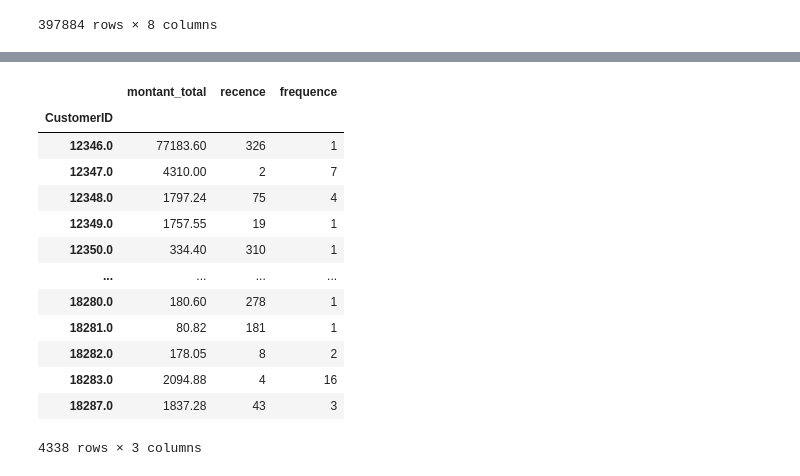
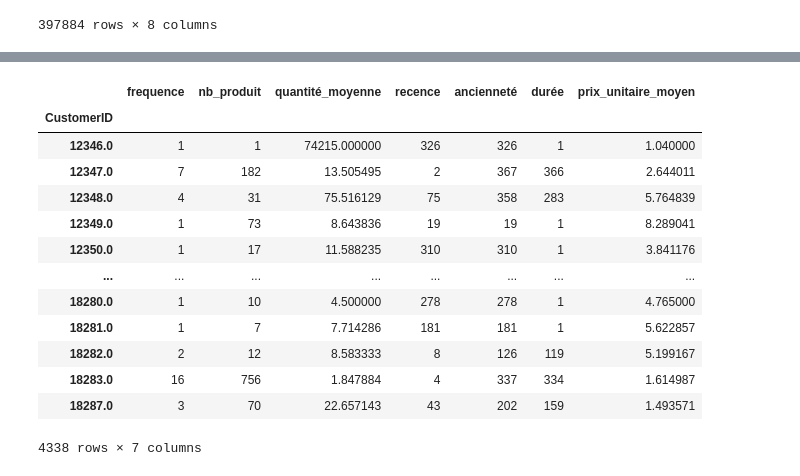
Before and after one commit to fmazur57u/Projet-Kmeans-et-spectral-clustering, a Jupyter notebook: Kmeans_spectral_clustering.ipynb, the cells around one changed output, grey strips where cells are left out. Cells and saved outputs as stored; diff of their text form; code cells hidden in the pictures.

```diff
--- a/Kmeans_spectral_clustering.ipynb
+++ b/Kmeans_spectral_clustering.ipynb
@@ -112,0 +73,3 @@ data
+# %%
+data["nb_produit"] = df.groupby("CustomerID")["StockCode"].count()
+data
@@ -112,0 +91,3 @@ data
+# %%
+data["quantité_moyenne"] = df.groupby("CustomerID")["Quantity"].mean()
+data
@@ -137,0 +134,8 @@ data
+# %%
+ancienneté = (
+    df["InvoiceDate"].max()
+    - df.groupby("CustomerID")["InvoiceDate"].min()
+    + timedelta(days=1)
+).dt.days
+data["ancienneté"] = ancienneté
+data
@@ -137,0 +157,8 @@ data
+# %%
+durée = (
+    df.groupby("CustomerID")["InvoiceDate"].max()
+    - df.groupby("CustomerID")["InvoiceDate"].min()
+    + timedelta(days=1)
+).dt.days
+data["durée"] = durée
+data
@@ -138,18 +180,18 @@ data
 # %%
-data["frequence"] = df.groupby("CustomerID")["InvoiceNo"].nunique()
+data["prix_unitaire_moyen"] = df.groupby("CustomerID")["UnitPrice"].mean()
 data
 # %% [output]
-|  | montant_total | recence | frequence |
-| CustomerID |  |  |  |
-| 12346.0 | 77183.60 | 326 | 1 |
-| 12347.0 | 4310.00 | 2 | 7 |
-| 12348.0 | 1797.24 | 75 | 4 |
-| 12349.0 | 1757.55 | 19 | 1 |
-| 12350.0 | 334.40 | 310 | 1 |
-| ... | ... | ... | ... |
-| 18280.0 | 180.60 | 278 | 1 |
-| 18281.0 | 80.82 | 181 | 1 |
-| 18282.0 | 178.05 | 8 | 2 |
-| 18283.0 | 2094.88 | 4 | 16 |
-| 18287.0 | 1837.28 | 43 | 3 |
+|  | frequence | nb_produit | quantité_moyenne | recence | ancienneté | durée | prix_unitaire_moyen |
+| CustomerID |  |  |  |  |  |  |  |
+| 12346.0 | 1 | 1 | 74215.000000 | 326 | 326 | 1 | 1.040000 |
+| 12347.0 | 7 | 182 | 13.505495 | 2 | 367 | 366 | 2.644011 |
+| 12348.0 | 4 | 31 | 75.516129 | 75 | 358 | 283 | 5.764839 |
+| 12349.0 | 1 | 73 | 8.643836 | 19 | 19 | 1 | 8.289041 |
+| 12350.0 | 1 | 17 | 11.588235 | 310 | 310 | 1 | 3.841176 |
+| ... | ... | ... | ... | ... | ... | ... | ... |
+| 18280.0 | 1 | 10 | 4.500000 | 278 | 278 | 1 | 4.765000 |
+| 18281.0 | 1 | 7 | 7.714286 | 181 | 181 | 1 | 5.622857 |
+| 18282.0 | 2 | 12 | 8.583333 | 8 | 126 | 119 | 5.199167 |
+| 18283.0 | 16 | 756 | 1.847884 | 4 | 337 | 334 | 1.614987 |
+| 18287.0 | 3 | 70 | 22.657143 | 43 | 202 | 159 | 1.493571 |
-4338 rows × 3 columns
+4338 rows × 7 columns
```
Also changed, not shown: parts of 96 cells of this notebook.
